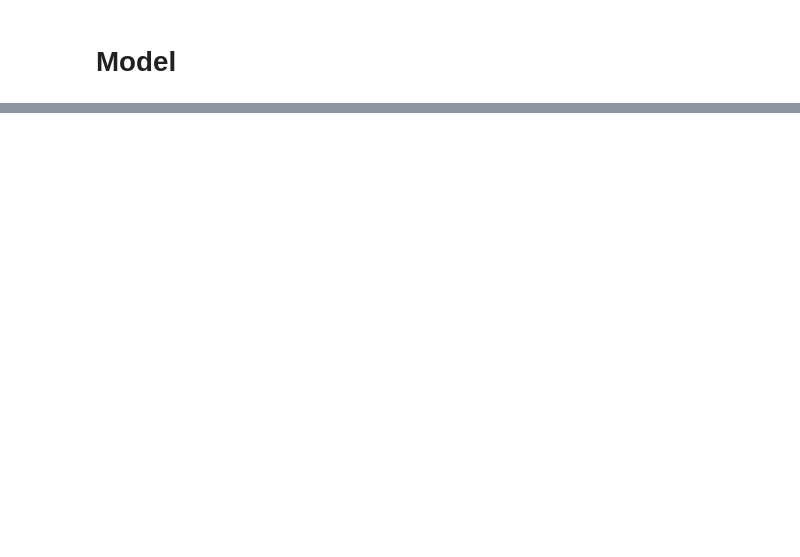
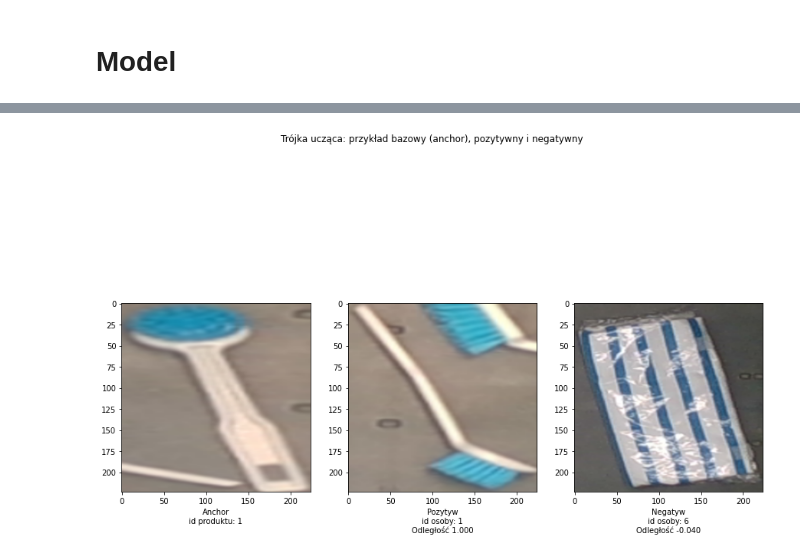
Before and after one commit to boro128/KNUMxGolemHackathon, a Jupyter notebook: metric_learning.ipynb, the cells around one changed output, grey strips where cells are left out. Cells and saved outputs as stored; diff of their text form; code cells hidden in the pictures; blank space fills up the shorter version.

Commit message:
final model

```diff
--- a/metric_learning.ipynb
+++ b/metric_learning.ipynb
@@ -193,0 +261,42 @@ for epoch in range(NUM_EPOCHS):
+# %%
+def tensor_to_image(x):
+  # Konwersja obrazu danego jako znormalizowany tensor do PIL Image
+  transform = transforms.Compose([transforms.Normalize([0., 0., 0.], [1/0.229, 1/0.224, 1/0.225]),
+                       transforms.Normalize([-0.485, -0.456, -0.406], std = [1.,1.,1.]),
+                       transforms.ToPILImage()])
+  image = transform(x.cpu())
+  return image
+# %%
+def show_triplet(batch, i, model):
+  # Wygeneruj trójki uczące i wyświetl i-tą trójkę ze wsadu
+  x, labels = batch
+  x = x.to(device)
+  embeddings = model(x)
+  labels = labels.to(device)
+  triplets = miner(embeddings, labels)
+  anchors, positives, negatives = triplets
+
+  fig, axis = plt.subplots(1, 3)
+  anchor_ndx = anchors[i]
+  positive_ndx = positives[i]
+  negative_ndx = negatives[i]
+
+  anchor2neg_dist = F.cosine_similarity(embeddings[anchor_ndx], embeddings[negative_ndx], axis=0)
+  anchor2pos_dist = F.cosine_similarity(embeddings[anchor_ndx], embeddings[positive_ndx], axis=0)
+
+  fig.suptitle('Trójka ucząca: przykład bazowy (anchor), pozytywny i negatywny')
+  axis[0].imshow(tensor_to_image(x[anchor_ndx]))
+  axis[0].set_xlabel(f'Anchor\nid produktu: {labels[anchor_ndx].item()}')
+  axis[1].imshow(tensor_to_image(x[positives[i]]))
+  axis[1].set_xlabel(f'Pozytyw\nid osoby: {labels[positive_ndx].item()}\nOdległość {anchor2pos_dist:0.3f}')
+  axis[2].imshow(tensor_to_image(x[negatives[i]]))
+  axis[2].set_xlabel(f'Negatyw\nid osoby: {labels[negative_ndx].item()}\nOdległość {anchor2neg_dist:0.3f}')
+# %%
+import random
+# Wygeneruj i wyświetl losową trójkę uczącą (triplet)
+batch = next(iter(train_loader))
+
+i = random.randrange(len(batch))
+show_triplet(batch, i, model)
+# %% [output]
+[figure, added]
```
Also changed, not shown: parts of 17 cells of this notebook.
